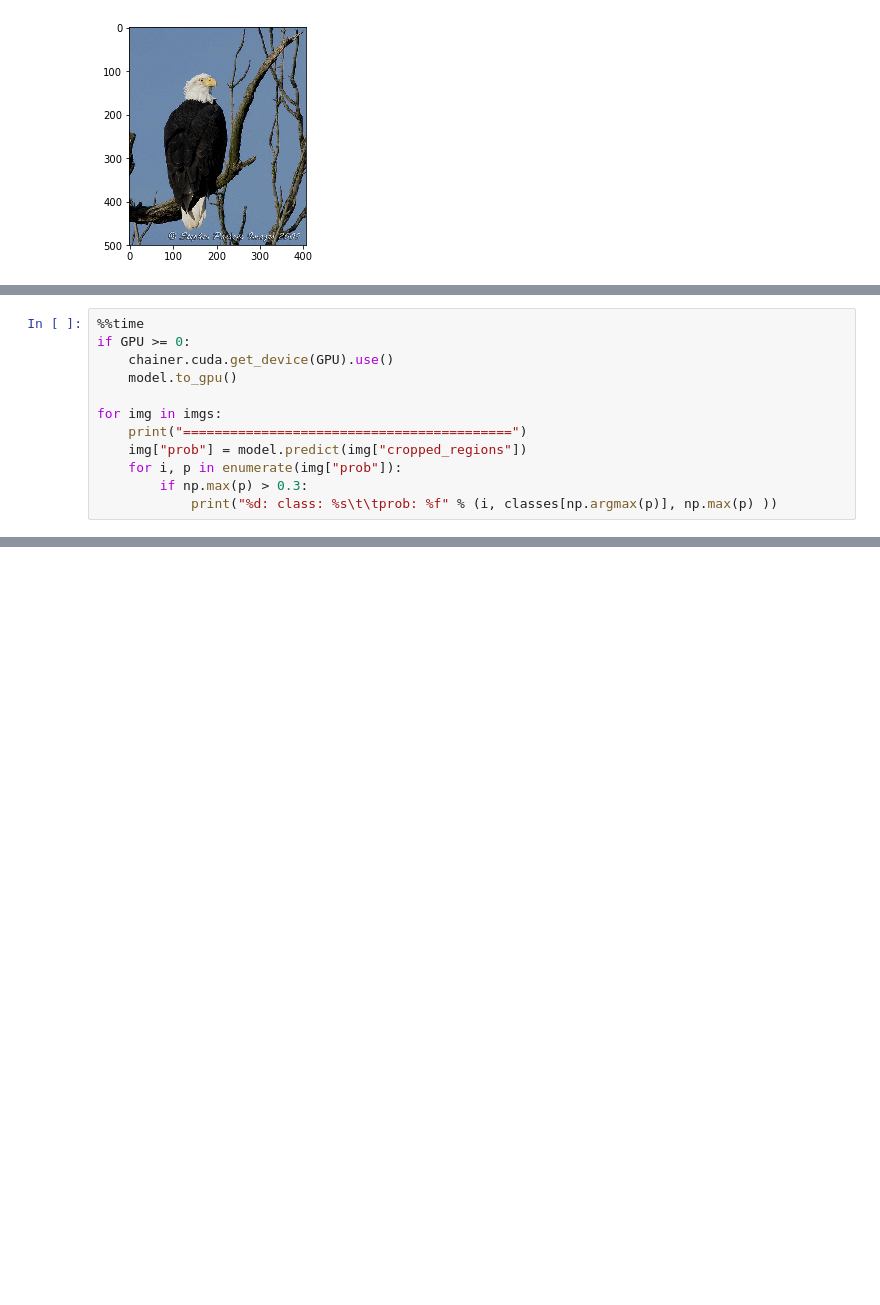
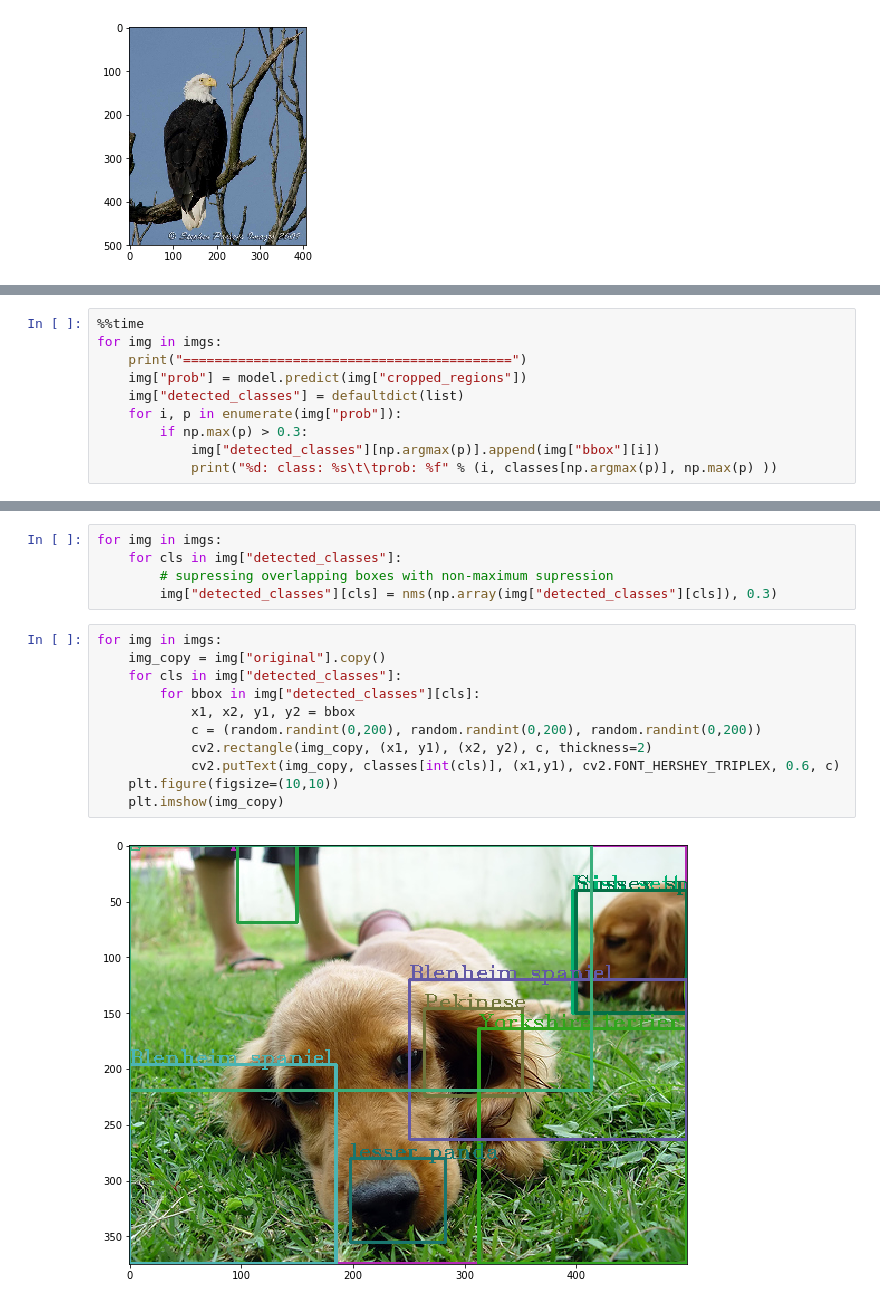
Before and after one commit to Indoril007/object_detection, a Jupyter notebook: object_detection_v2.ipynb, the cells around one changed output, grey strips where cells are left out. Cells and saved outputs as stored; diff of their text form; blank space fills up the shorter version.

```diff
--- a/object_detection_v2.ipynb
+++ b/object_detection_v2.ipynb
@@ -95,14 +105,12 @@ model = FeaturePredictor(extractor, crop_size=224, scale_size=256, crop='center'
 # %%
 %%time
-if GPU >= 0:
-    chainer.cuda.get_device(GPU).use()
-    model.to_gpu()
-
 for img in imgs:
     print("==========================================")
     img["prob"] = model.predict(img["cropped_regions"])
+    img["detected_classes"] = defaultdict(list)
     for i, p in enumerate(img["prob"]):
         if np.max(p) > 0.3:
+            img["detected_classes"][np.argmax(p)].append(img["bbox"][i])
             print("%d: class: %s\t\tprob: %f" % (i, classes[np.argmax(p)], np.max(p) ))
 # %% [output]
 ==========================================
@@ -136,3 +150,21 @@ plt.imshow(np.moveaxis(imgs[2]["cropped_regions"][49],0,2).astype(np.uint8))
 [figure]
 [figure]
 [figure]
+# %%
+for img in imgs:
+    for cls in img["detected_classes"]:
+        # supressing overlapping boxes with non-maximum supression
+        img["detected_classes"][cls] = nms(np.array(img["detected_classes"][cls]), 0.3)
+# %%
+for img in imgs:
+    img_copy = img["original"].copy()
+    for cls in img["detected_classes"]:
+        for bbox in img["detected_classes"][cls]:
+            x1, x2, y1, y2 = bbox
+            c = (random.randint(0,200), random.randint(0,200), random.randint(0,200))
+            cv2.rectangle(img_copy, (x1, y1), (x2, y2), c, thickness=2)
+            cv2.putText(img_copy, classes[int(cls)], (x1,y1), cv2.FONT_HERSHEY_TRIPLEX, 0.6, c)
+    plt.figure(figsize=(10,10))
+    plt.imshow(img_copy)
+# %% [output]
+[figure, added]
```
Also changed, not shown: parts of 7 cells of this notebook, 1 other file.
